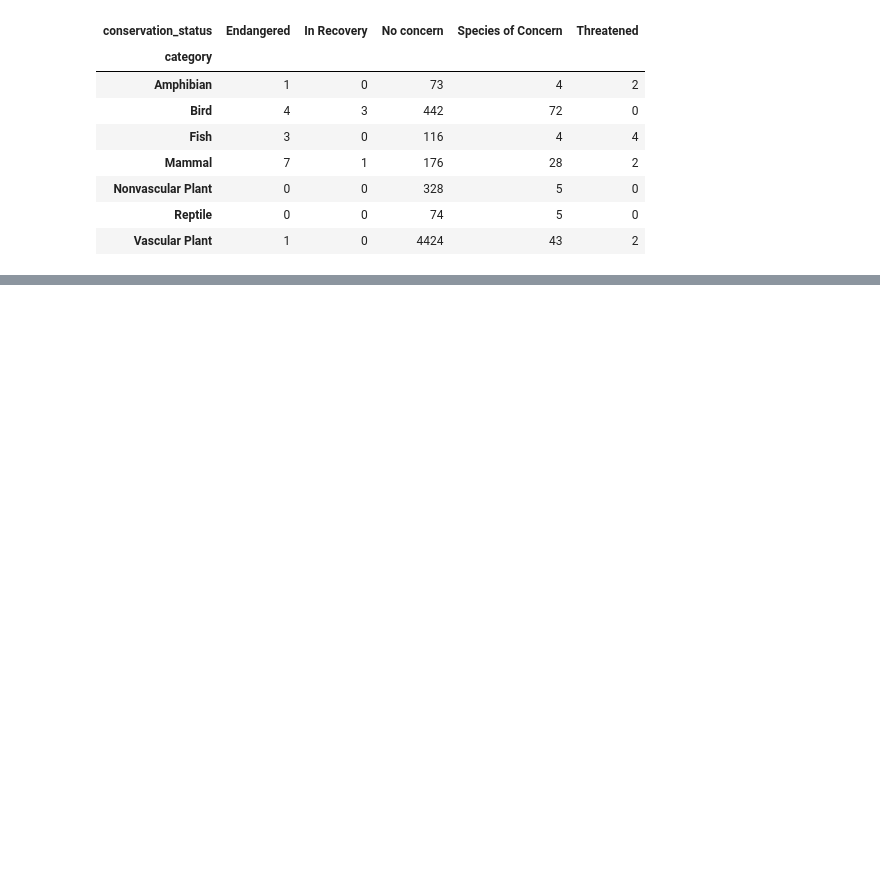
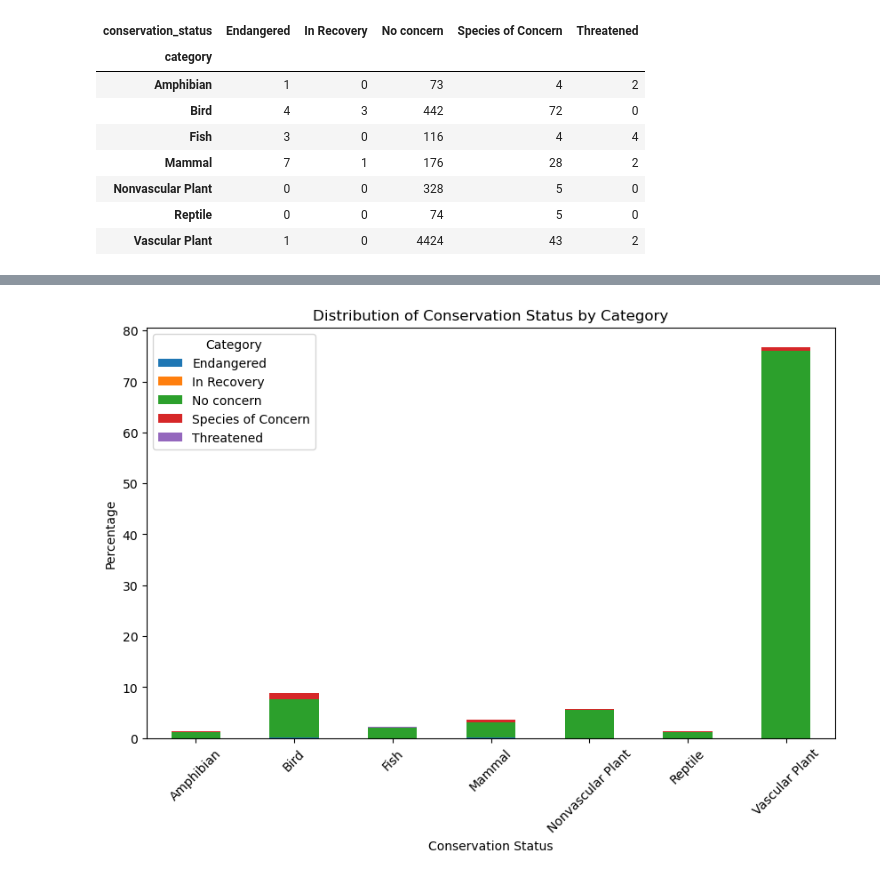
Before and after one commit to AJD1888/biodiversity-in-national-parks, a Jupyter notebook: biodiversity.ipynb, the cells around one changed output, grey strips where cells are left out. Saved outputs shown, nothing was run; the diff lists cells and outputs as text; code cells hidden in the pictures; blank space fills up the shorter version.

```diff
--- a/biodiversity.ipynb
+++ b/biodiversity.ipynb
@@ -223,0 +232,11 @@ cat_conservation_prop
+# %%
+# visualise the proportion contingency table as a stacked bar chart
+cat_conservation_prop.plot(kind='bar', stacked=True, figsize=(10,6))
+plt.xlabel('Conservation Status')
+plt.ylabel('Percentage')
+plt.title('Distribution of Conservation Status by Category')
+plt.legend(title='Category', loc = 'upper left')
+plt.xticks(rotation=45)
+plt.show()
+# %% [output]
+[figure, added]
```
Also changed, not shown: parts of 12 cells of this notebook, 3 other files.
